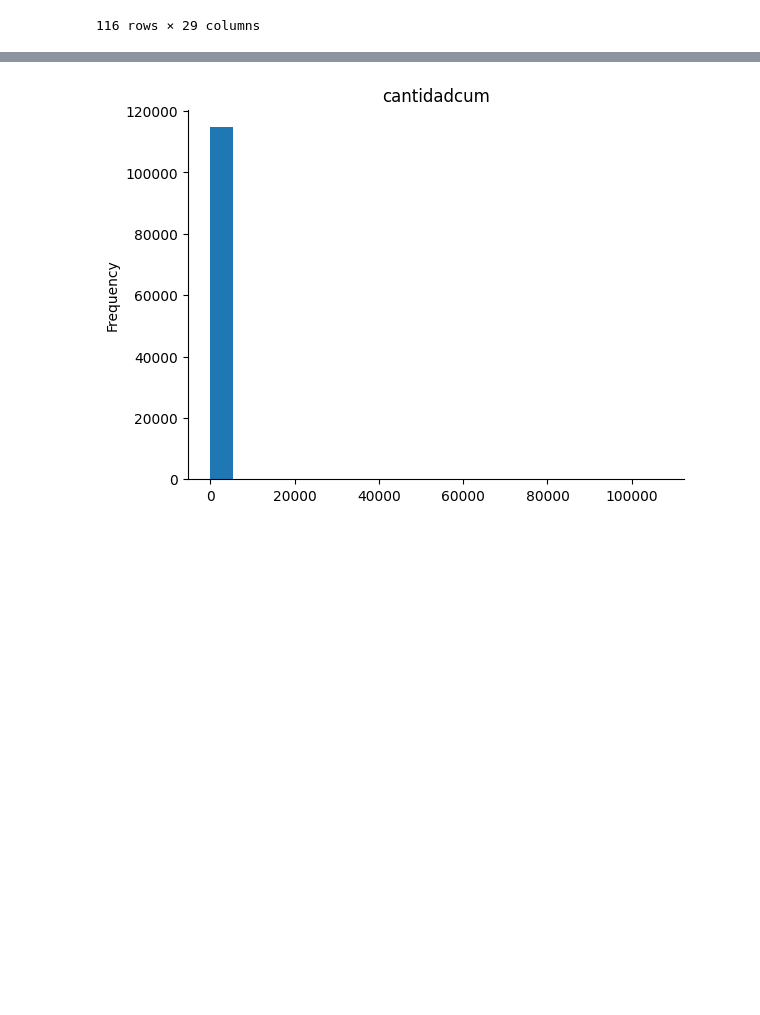
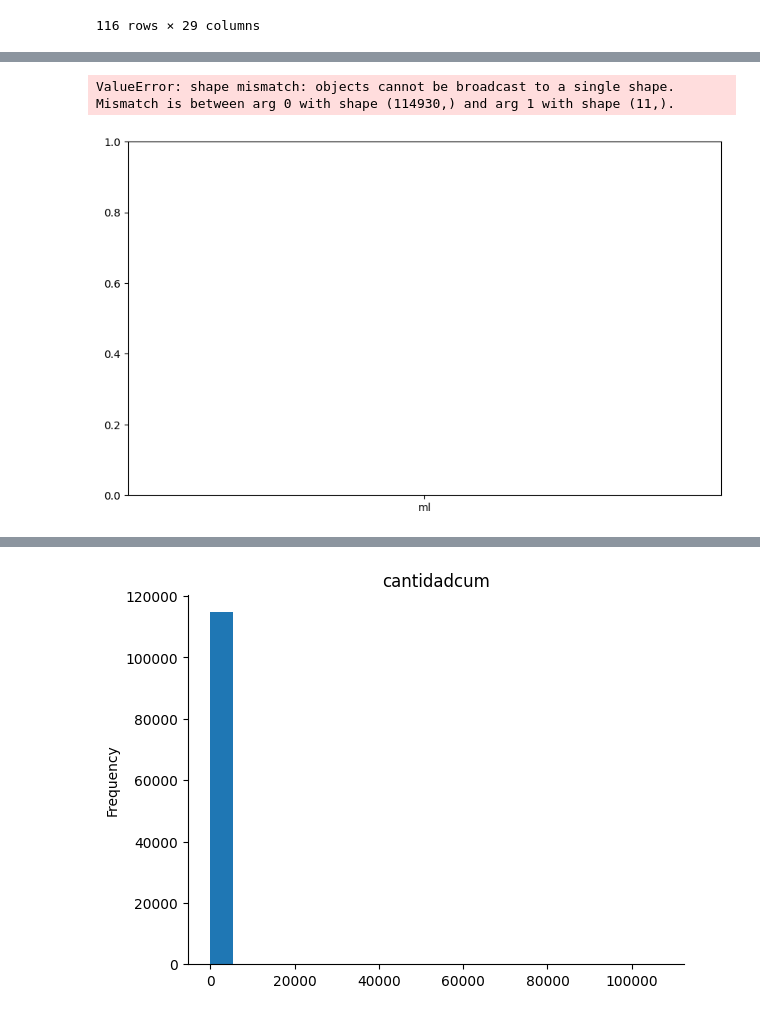
Before and after one commit to GermanAntonioFuentesTapias/proyecto-datos, a Jupyter notebook: ProyectoPython.ipynb, the cells around one changed output, grey strips where cells are left out. Cells and saved outputs as stored; diff of their text form; code cells hidden in the pictures; blank space fills up the shorter version.

Commit message:
Desarrollo
Se agrego mas opciones, se quiere visualizar todo y guardar en imagenes lo que se quiere ver

```diff
--- a/ProyectoPython.ipynb
+++ b/ProyectoPython.ipynb
@@ -166,0 +200,4 @@ df[df["fechaexpedicion"].isnull()]
+# %%
+x =df["unidad"].value_counts()
+
+print(x)
@@ -166,0 +218,11 @@ df[df["fechaexpedicion"].isnull()]
+# %%
+plt.figure(figsize=(10, 6))
+plt.bar(df['unidad'],x, color='skyblue')
+plt.xlabel('Unidades')
+plt.ylabel('Cantidad U')
+plt.title('Diagrama de Barras con Datos de Tipo Fecha')
+plt.xticks(rotation=45)  # Rotar las etiquetas del eje x para mayor legibilidad
+plt.tight_layout()
+# %% [output]
+ValueError: shape mismatch: objects cannot be broadcast to a single shape.  Mismatch is between arg 0 with shape (114930,) and arg 1 with shape (11,).
+[figure, added]
```
Also changed, not shown: parts of 13 cells of this notebook.
